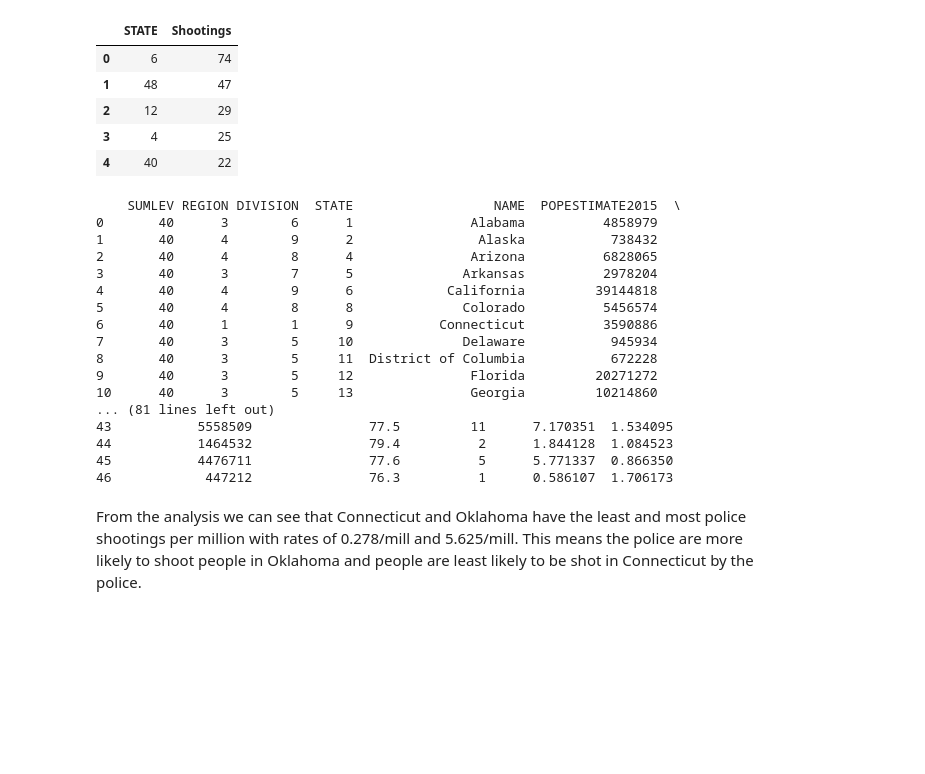
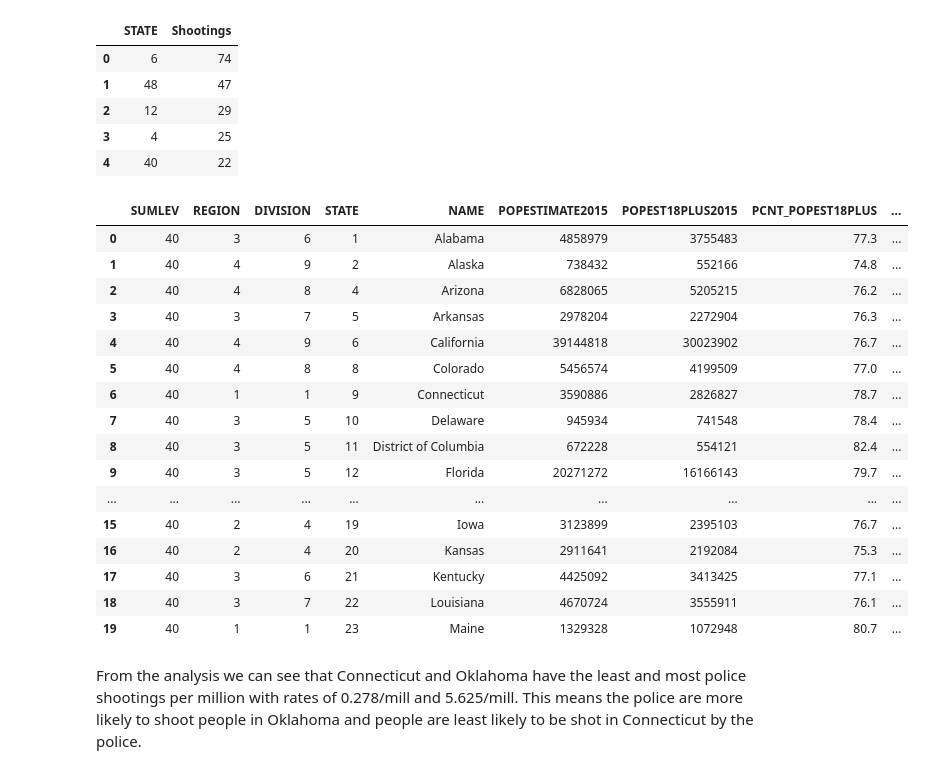
Before and after one commit to chie4live/Analysis-of-police-killings, a Jupyter notebook: Basics.ipynb, the cells around one changed output. Cells and saved outputs as stored; diff of their text form; code cells hidden in the pictures; blank space fills up the shorter version.

```diff
--- a/Basics.ipynb
+++ b/Basics.ipynb
@@ -108,30 +110,30 @@ states.head()
 # %%
 # merge state_pop and states on the STATE label
 states = state_pop.merge(states, on='STATE')
 
 # Create a new column in states called pop_millions
 states['pop_millions'] = states["POPESTIMATE2015"] / 1000000
 # rate of police killings per one million people in each state
 states['rate'] = states["Shootings"] / states["pop_millions"]
-print(states)
+states.head(20)
 # %% [output]
-    SUMLEV REGION DIVISION  STATE                  NAME  POPESTIMATE2015  \
-0       40      3        6      1               Alabama          4858979
-1       40      4        9      2                Alaska           738432
-2       40      4        8      4               Arizona          6828065
-3       40      3        7      5              Arkansas          2978204
-4       40      4        9      6            California         39144818
-5       40      4        8      8              Colorado          5456574
-6       40      1        1      9           Connecticut          3590886
-7       40      3        5     10              Delaware           945934
-8       40      3        5     11  District of Columbia           672228
-9       40      3        5     12               Florida         20271272
-10      40      3        5     13               Georgia         10214860
-... (81 lines left out)
-43           5558509               77.5         11      7.170351  1.534095
-44           1464532               79.4          2      1.844128  1.084523
-45           4476711               77.6          5      5.771337  0.866350
-46            447212               76.3          1      0.586107  1.706173
+|  | SUMLEV | REGION | DIVISION | STATE | NAME | POPESTIMATE2015 | POPEST18PLUS2015 | PCNT_POPEST18PLUS | ... |
+| 0 | 40 | 3 | 6 | 1 | Alabama | 4858979 | 3755483 | 77.3 | ... |
+| 1 | 40 | 4 | 9 | 2 | Alaska | 738432 | 552166 | 74.8 | ... |
+| 2 | 40 | 4 | 8 | 4 | Arizona | 6828065 | 5205215 | 76.2 | ... |
+| 3 | 40 | 3 | 7 | 5 | Arkansas | 2978204 | 2272904 | 76.3 | ... |
+| 4 | 40 | 4 | 9 | 6 | California | 39144818 | 30023902 | 76.7 | ... |
+| 5 | 40 | 4 | 8 | 8 | Colorado | 5456574 | 4199509 | 77.0 | ... |
+| 6 | 40 | 1 | 1 | 9 | Connecticut | 3590886 | 2826827 | 78.7 | ... |
+| 7 | 40 | 3 | 5 | 10 | Delaware | 945934 | 741548 | 78.4 | ... |
+| 8 | 40 | 3 | 5 | 11 | District of Columbia | 672228 | 554121 | 82.4 | ... |
+| 9 | 40 | 3 | 5 | 12 | Florida | 20271272 | 16166143 | 79.7 | ... |
+| ... | ... | ... | ... | ... | ... | ... | ... | ... | ... |
+| 15 | 40 | 2 | 4 | 19 | Iowa | 3123899 | 2395103 | 76.7 | ... |
+| 16 | 40 | 2 | 4 | 20 | Kansas | 2911641 | 2192084 | 75.3 | ... |
+| 17 | 40 | 3 | 6 | 21 | Kentucky | 4425092 | 3413425 | 77.1 | ... |
+| 18 | 40 | 3 | 7 | 22 | Louisiana | 4670724 | 3555911 | 76.1 | ... |
+| 19 | 40 | 1 | 1 | 23 | Maine | 1329328 | 1072948 | 80.7 | ... |
 # %%
 rates_asc = states.sort(columns=['rate'], ascending=[1])
 # %% [markdown]
```
Also changed, not shown: parts of 8 cells of this notebook.
